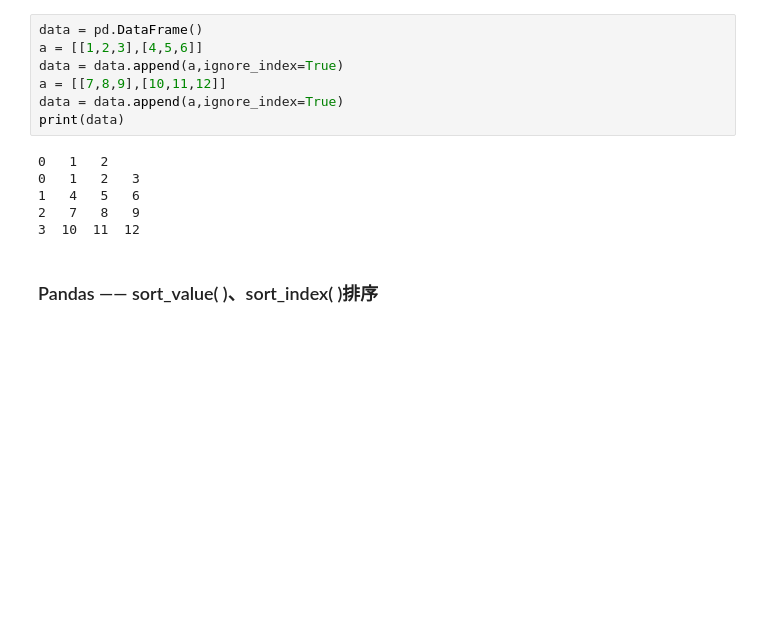
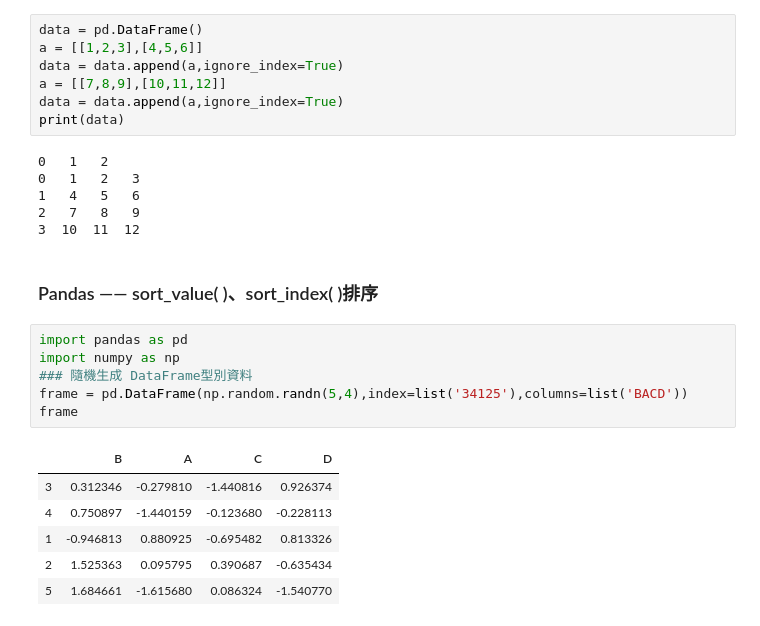
Before and after one commit to diaohaiyao/python-study-and-go-on-, a Jupyter notebook: python basic/DataFrame and pd.ipynb, the cells around one changed output. Cells and saved outputs as stored; diff of their text form; blank space fills up the shorter version.

Commit message:
same about DataFrame

```diff
--- a/python basic/DataFrame and pd.ipynb
+++ b/python basic/DataFrame and pd.ipynb
@@ -476,3 +476,16 @@ print(data)
 3  10  11  12
 # %% [markdown]
 ### Pandas —— sort_value( )、sort_index( )排序
+# %%
+import pandas as pd
+import numpy as np
+### 隨機生成 DataFrame型別資料
+frame = pd.DataFrame(np.random.randn(5,4),index=list('34125'),columns=list('BACD'))
+frame
+# %% [output]
+|  | B | A | C | D |
+| 3 | 0.312346 | -0.279810 | -1.440816 | 0.926374 |
+| 4 | 0.750897 | -1.440159 | -0.123680 | -0.228113 |
+| 1 | -0.946813 | 0.880925 | -0.695482 | 0.813326 |
+| 2 | 1.525363 | 0.095795 | 0.390687 | -0.635434 |
+| 5 | 1.684661 | -1.615680 | 0.086324 | -1.540770 |
```
Also changed, not shown: parts of 9 cells of this notebook.
